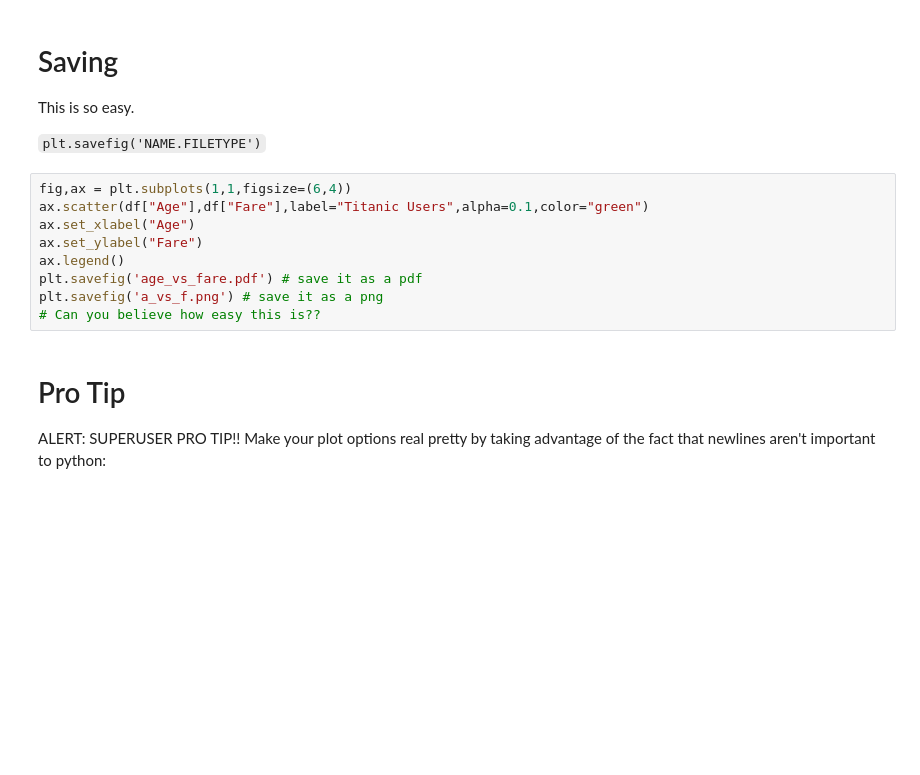
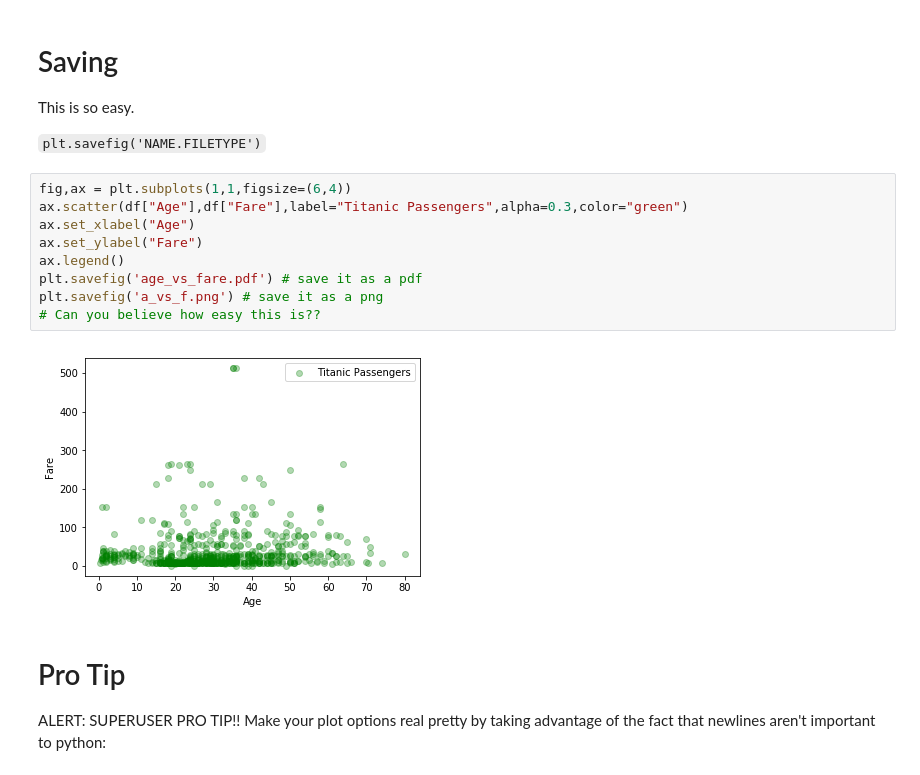
Before and after one commit to ryanw2961/csci3022_Wills, a Jupyter notebook: notebooks/nb_bonus_thePlotThickens.ipynb, the cells around one changed output. Saved outputs shown, nothing was run; the diff lists cells and outputs as text; blank space fills up the shorter version.

```diff
--- a/notebooks/nb_bonus_thePlotThickens.ipynb
+++ b/notebooks/nb_bonus_thePlotThickens.ipynb
@@ -196,13 +270,15 @@ This is so easy.
 `plt.savefig('NAME.FILETYPE')`
 # %%
 fig,ax = plt.subplots(1,1,figsize=(6,4))
-ax.scatter(df["Age"],df["Fare"],label="Titanic Users",alpha=0.1,color="green")
+ax.scatter(df["Age"],df["Fare"],label="Titanic Passengers",alpha=0.3,color="green")
 ax.set_xlabel("Age")
 ax.set_ylabel("Fare")
 ax.legend()
 plt.savefig('age_vs_fare.pdf') # save it as a pdf
 plt.savefig('a_vs_f.png') # save it as a png
 # Can you believe how easy this is??
+# %% [output]
+[figure, added]
 # %% [markdown]
 # Pro Tip
 ALERT: SUPERUSER PRO TIP!! Make your plot options real pretty by taking advantage of the fact that newlines aren't important to python:
```
Also changed, not shown: parts of 24 cells of this notebook, 36 other files.
